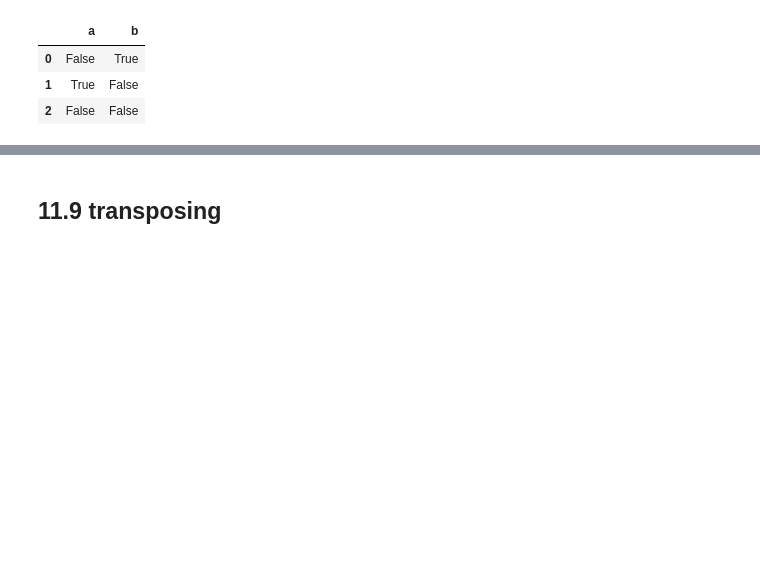
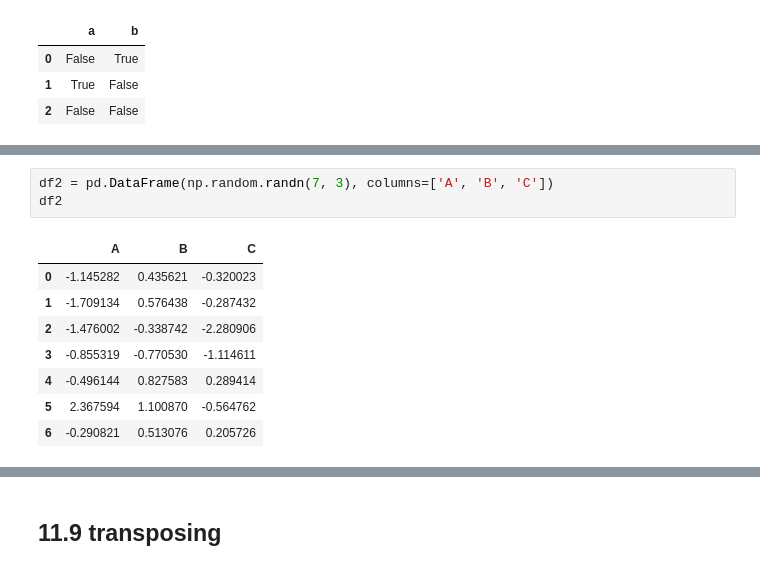
Before and after one commit to sleepsim/Week1-Introduction_to_Python, a Jupyter notebook: Introduction_to_Python.ipynb, the cells around one changed output, grey strips where cells are left out. Drawn from its saved outputs; the diff is of its cells as text; blank space fills up the shorter version.

```diff
--- a/Introduction_to_Python.ipynb
+++ b/Introduction_to_Python.ipynb
@@ -1730,0 +2022,12 @@ df1^df2
+# %%
+df2 = pd.DataFrame(np.random.randn(7, 3), columns=['A', 'B', 'C'])
+df2
+# %% [output]
+|  | A | B | C |
+| 0 | -1.145282 | 0.435621 | -0.320023 |
+| 1 | -1.709134 | 0.576438 | -0.287432 |
+| 2 | -1.476002 | -0.338742 | -2.280906 |
+| 3 | -0.855319 | -0.770530 | -1.114611 |
+| 4 | -0.496144 | 0.827583 | 0.289414 |
+| 5 | 2.367594 | 1.100870 | -0.564762 |
+| 6 | -0.290821 | 0.513076 | 0.205726 |
```
Also changed, not shown: parts of 73 cells of this notebook, 1 other file.
